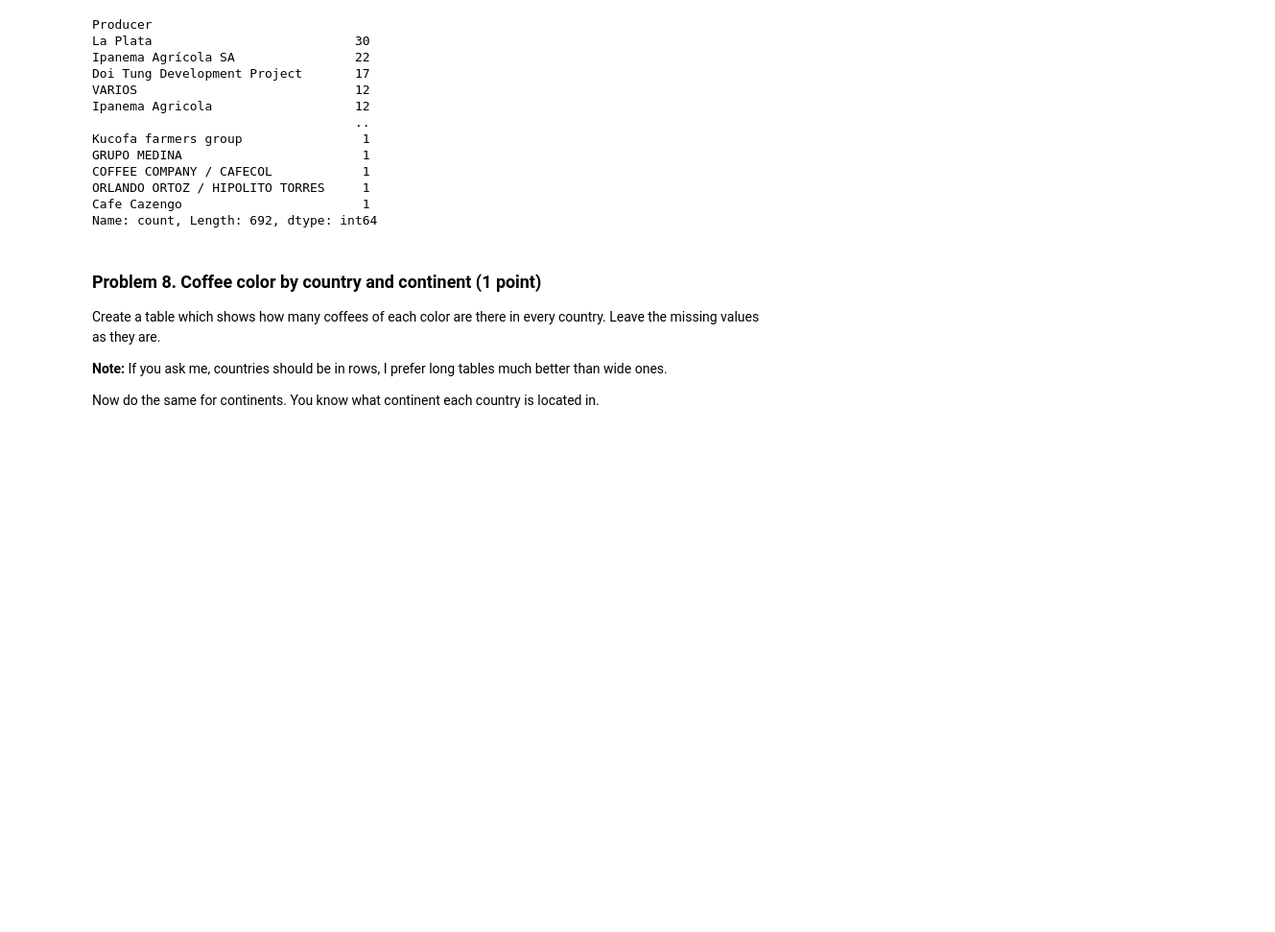
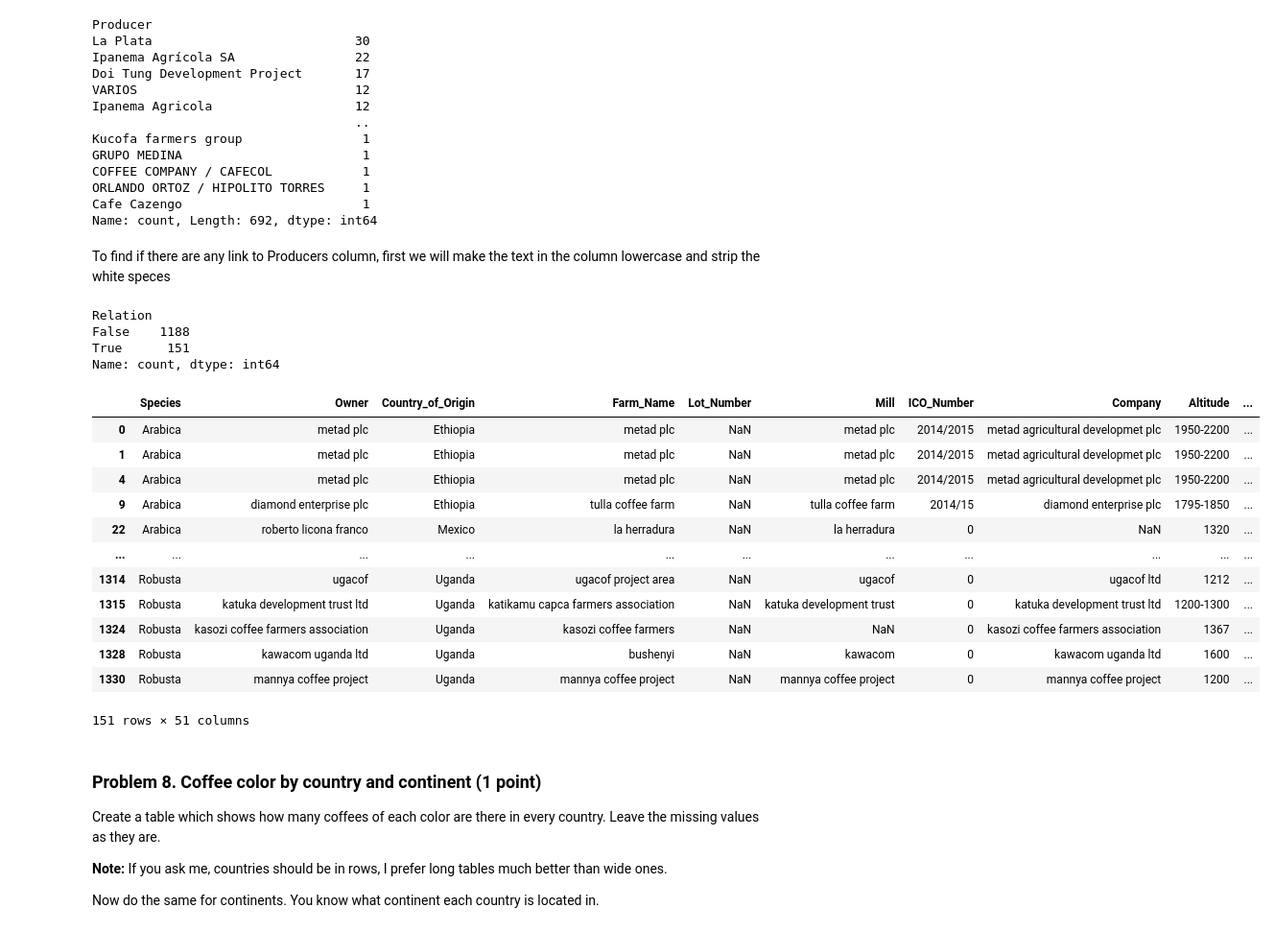
Before and after one commit to i11g/Data-Tidying, a Jupyter notebook: Data Tidying and Cleaning Lab.ipynb, the cells around one changed output. Shown: that part at 96% size. Saved outputs shown, nothing was run; the diff lists cells and outputs as text; code cells hidden in the pictures; blank space fills up the shorter version.

```diff
--- a/Data Tidying and Cleaning Lab.ipynb
+++ b/Data Tidying and Cleaning Lab.ipynb
@@ -175,3 +329,8 @@ FINCA LAS NIEVES                      1
 Pedro Santos e Silva                  1
 James Moore                           1
 Name: count, Length: 319, dtype: int64
+# %%
+# Compare the two columns
+# First we will make the text in the two columns lowercase and strip whitespace for comparision
+coffe_index["Owner_clean"]= coffe_index["Owner"].str.lower().str.strip()
+coffe_index["Owner_1_clean"]= coffe_index["Owner_1"].str.lower().str.strip()
@@ -177,0 +369,3 @@ Name: count, Length: 319, dtype: int64
+# %%
+# Compare the clean columns
+coffe_index["compare"] = coffe_index["Owner_clean"] == coffe_index["Owner_1_clean"]
@@ -191,6 +428,36 @@ COFFEE COMPANY / CAFECOL            1
 ORLANDO ORTOZ / HIPOLITO TORRES     1
 Cafe Cazengo                        1
 Name: count, Length: 692, dtype: int64
+# %% [markdown]
+To find if there are any link to Producers column, first we will make the text in the column lowercase and strip the white speces
+# %%
+coffe_index["Producer_clean"]= coffe_index["Producer"].str.lower().str.strip()
+# %%
+# Compare the two
+coffe_index["Relation"] = coffe_index["Producer_clean"] == coffe_index["Owner_clean"]
+# %%
+coffe_index.Relation.value_counts()
+# %% [output]
+Relation
+False    1188
+True      151
+Name: count, dtype: int64
+# %%
+coffe_index[coffe_index["Relation"]]
+# %% [output]
+|  | Species | Owner | Country_of_Origin | Farm_Name | Lot_Number | Mill | ICO_Number | Company | Altitude | ... |
+| 0 | Arabica | metad plc | Ethiopia | metad plc | NaN | metad plc | 2014/2015 | metad agricultural developmet plc | 1950-2200 | ... |
+| 1 | Arabica | metad plc | Ethiopia | metad plc | NaN | metad plc | 2014/2015 | metad agricultural developmet plc | 1950-2200 | ... |
+| 4 | Arabica | metad plc | Ethiopia | metad plc | NaN | metad plc | 2014/2015 | metad agricultural developmet plc | 1950-2200 | ... |
+| 9 | Arabica | diamond enterprise plc | Ethiopia | tulla coffee farm | NaN | tulla coffee farm | 2014/15 | diamond enterprise plc | 1795-1850 | ... |
+| 22 | Arabica | roberto licona franco | Mexico | la herradura | NaN | la herradura | 0 | NaN | 1320 | ... |
+| ... | ... | ... | ... | ... | ... | ... | ... | ... | ... | ... |
+| 1314 | Robusta | ugacof | Uganda | ugacof project area | NaN | ugacof | 0 | ugacof ltd | 1212 | ... |
+| 1315 | Robusta | katuka development trust ltd | Uganda | katikamu capca farmers association | NaN | katuka development trust | 0 | katuka development trust ltd | 1200-1300 | ... |
+| 1324 | Robusta | kasozi coffee farmers association | Uganda | kasozi coffee farmers | NaN | NaN | 0 | kasozi coffee farmers association | 1367 | ... |
+| 1328 | Robusta | kawacom uganda ltd | Uganda | bushenyi | NaN | kawacom | 0 | kawacom uganda ltd | 1600 | ... |
+| 1330 | Robusta | mannya coffee project | Uganda | mannya coffee project | NaN | mannya coffee project | 0 | mannya coffee project | 1200 | ... |
+151 rows × 51 columns
 # %% [markdown]
 ### Problem 8. Coffee color by country and continent (1 point)
 Create a table which shows how many coffees of each color are there in every country. Leave the missing values as they are.
```
Also changed, not shown: parts of 31 cells of this notebook, 1 other file.
